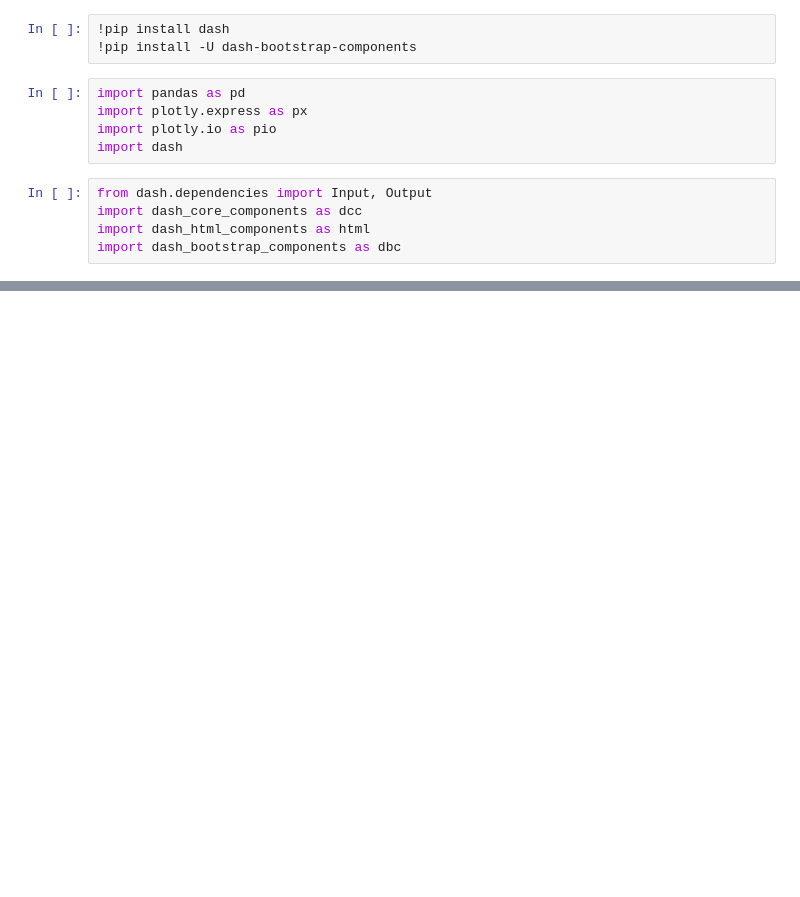
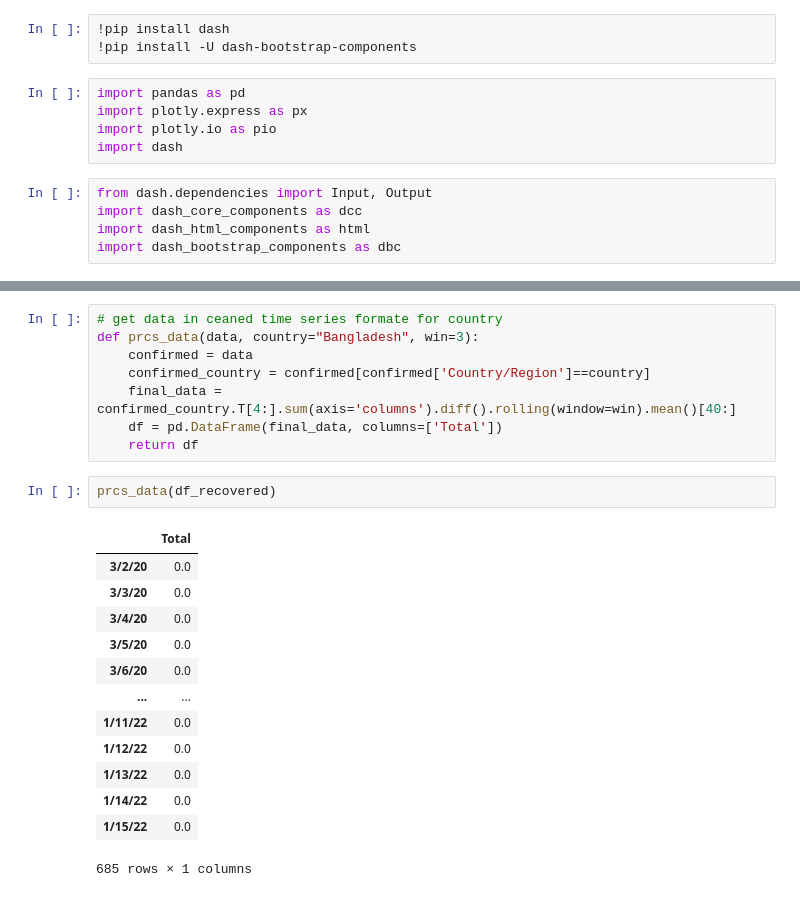
Before and after one commit to abidshafee/Covid-19-Dashboard, a Jupyter notebook: Covid_19_Dashboard.ipynb, the cells around one changed output, grey strips where cells are left out. Saved outputs shown, nothing was run; the diff lists cells and outputs as text; blank space fills up the shorter version.

```diff
--- a/Covid_19_Dashboard.ipynb
+++ b/Covid_19_Dashboard.ipynb
@@ -53,0 +48,24 @@ recovered.head()
+# %%
+# get data in ceaned time series formate for country
+def prcs_data(data, country="Bangladesh", win=3):
+    confirmed = data
+    confirmed_country = confirmed[confirmed['Country/Region']==country]
+    final_data = confirmed_country.T[4:].sum(axis='columns').diff().rolling(window=win).mean()[40:]
+    df = pd.DataFrame(final_data, columns=['Total'])
+    return df
+# %%
+prcs_data(df_recovered)
+# %% [output]
+|  | Total |
+| 3/2/20 | 0.0 |
+| 3/3/20 | 0.0 |
+| 3/4/20 | 0.0 |
+| 3/5/20 | 0.0 |
+| 3/6/20 | 0.0 |
+| ... | ... |
+| 1/11/22 | 0.0 |
+| 1/12/22 | 0.0 |
+| 1/13/22 | 0.0 |
+| 1/14/22 | 0.0 |
+| 1/15/22 | 0.0 |
+685 rows × 1 columns
```
Also changed, not shown: parts of 6 cells of this notebook.
